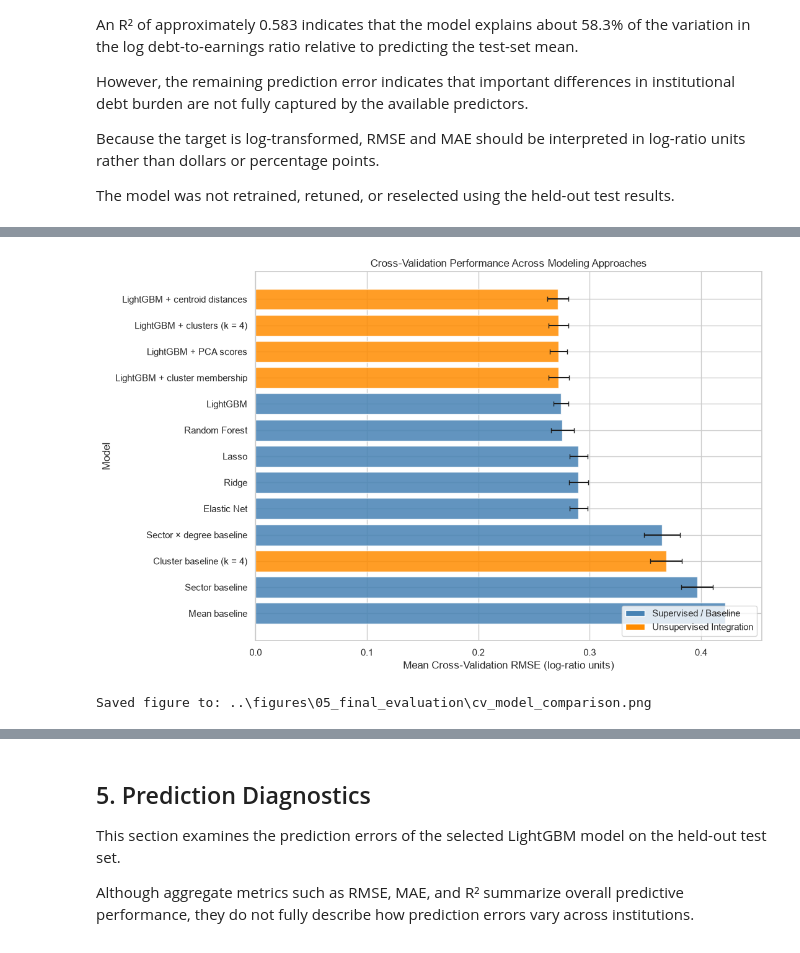
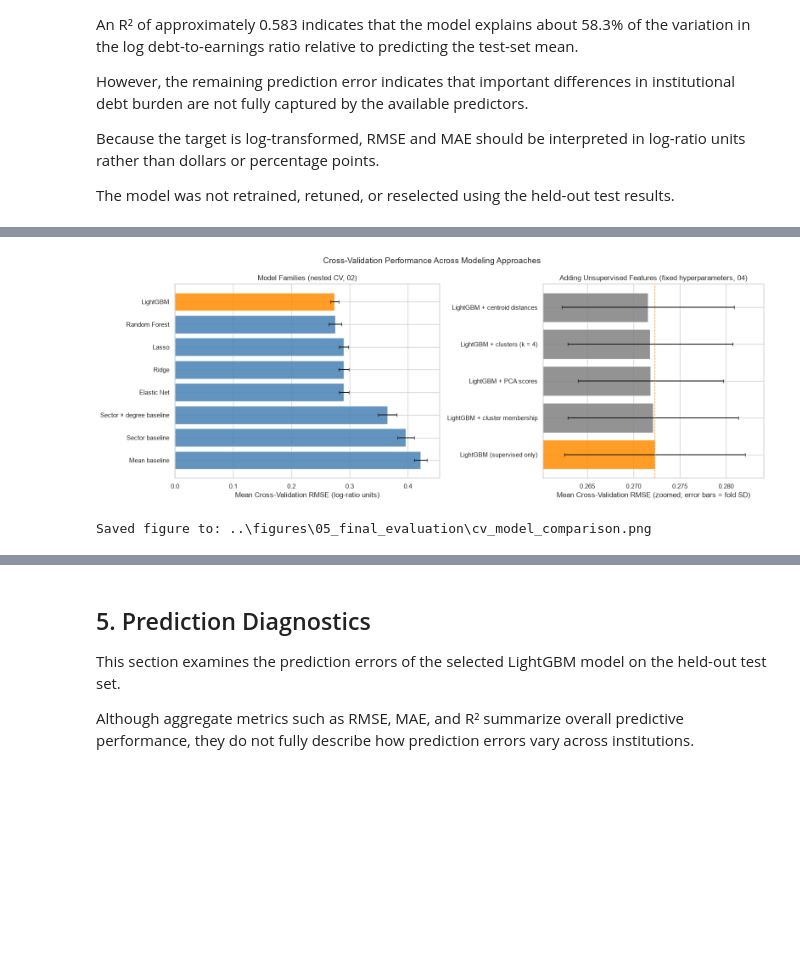
Before and after one commit to Raymay3/College-Debt-Burden-Prediction, a Jupyter notebook: notebooks/05_final_evaluation.ipynb, the cells around one changed output, grey strips where cells are left out. Drawn from its saved outputs; the diff is of its cells as text; code cells hidden in the pictures; blank space fills up the shorter version.

```diff
--- a/notebooks/05_final_evaluation.ipynb
+++ b/notebooks/05_final_evaluation.ipynb
@@ -674,54 +675,67 @@ FINAL CROSS-VALIDATION MODEL COMPARISON
 Saved comparison table to:
 ..\results\05_final_evaluation\final_cv_model_comparison.csv
 # %%
-
-# Plot mean cross-validation RMSE for all evaluated models
-fig, ax = plt.subplots(figsize=(11, 7))
-
-plot_data = final_cv_comparison.sort_values(
-    "rmse_mean",
-    ascending=False
+# Plot the two comparisons side by side, one panel per kind of score
+nested = final_cv_comparison.query("evaluation == 'Nested CV (02)'").sort_values("rmse_mean", ascending=False)
+integration = (
+    final_cv_comparison.query("evaluation == 'Fixed hyperparameters (04)'")
+    .loc[lambda d: d["model"].str.startswith("LightGBM")]
+    .sort_values("rmse_mean", ascending=False)
 )
 
-# Distinguish supervised and integrated approaches
-colors = [
-    "steelblue" if category == "Supervised / Baseline"
-    else "darkorange"
-    for category in plot_data["category"]
+fig, axes = plt.subplots(
+    1, 2,
+    figsize=(16, 6),
+    gridspec_kw={"width_ratios": [1.2, 1]}
+)
+
+# Left: model families under nested CV
+nested_colors = [
+    "darkorange" if model == "LightGBM" else "steelblue"
+    for model in nested["model"]
 ]
-
-ax.barh(
-    plot_data["model"],
-    plot_data["rmse_mean"],
-    xerr=plot_data["rmse_std"],
-    color=colors,
+axes[0].barh(
+    nested["model"],
+    nested["rmse_mean"],
+    xerr=nested["rmse_std"],
+    color=nested_colors,
     alpha=0.85,
     capsize=3
 )
+axes[0].set_xlabel("Mean Cross-Validation RMSE (log-ratio units)")
+axes[0].set_title("Model Families (nested CV, 02)")
 
-ax.set_xlabel("Mean Cross-Validation RMSE (log-ratio units)")
-ax.set_ylabel("Model")
-ax.set_title("Cross-Validation Performance Across Modeling Approaches")
+# Right: supervised-only LightGBM vs. integrated variants (fixed hyperparameters)
+integration_colors = [
+    "darkorange" if model == "LightGBM (supervised only)" else "gray"
+    for model in integration["model"]
+]
+axes[1].barh(
+    integration["model"],
+    integration["rmse_mean"],
+    xerr=integration["rmse_std"],
+    color=integration_colors,
+    alpha=0.85,
+    capsize=3
+)
+reference = integration.loc[integration["model"] == "LightGBM (supervised only)", "rmse_mean"].iloc[0]
+axes[1].axvline(reference, color="darkorange", linestyle="--", linewidth=1)
+low = (integration["rmse_mean"] - integration["rmse_std"]).min()
+high = (integration["rmse_mean"] + integration["rmse_std"]).max()
+axes[1].set_xlim(low - 0.002, high + 0.002)
+axes[1].set_xlabel("Mean Cross-Validation RMSE (zoomed; error bars = fold SD)")
+axes[1].set_title("Adding Unsupervised Features (fixed hyperparameters, 04)")
 
-# Add a legend for model categories
-from matplotlib.patches import Patch
-
-legend_elements = [
-    Patch(facecolor="steelblue", label="Supervised / Baseline"),
-    Patch(facecolor="darkorange", label="Unsupervised Integration")
-]
-
-ax.legend(handles=legend_elements, loc="lower right")
-
+fig.suptitle("Cross-Validation Performance Across Modeling Approaches", fontsize=14)
 plt.tight_layout()
 
 # Save the figure for the final report
 figure_path = FIGURES_DIR / "cv_model_comparison.png"
 plt.savefig(figure_path, dpi=300, bbox_inches="tight")
 
 plt.show()
 
 print("Saved figure to:", figure_path)
 # %% [output]
-[figure, old version]
+[figure, new version]
 Saved figure to: ..\figures\05_final_evaluation\cv_model_comparison.png
```
Also changed, not shown: parts of 6 cells of this notebook, 25 other files.
